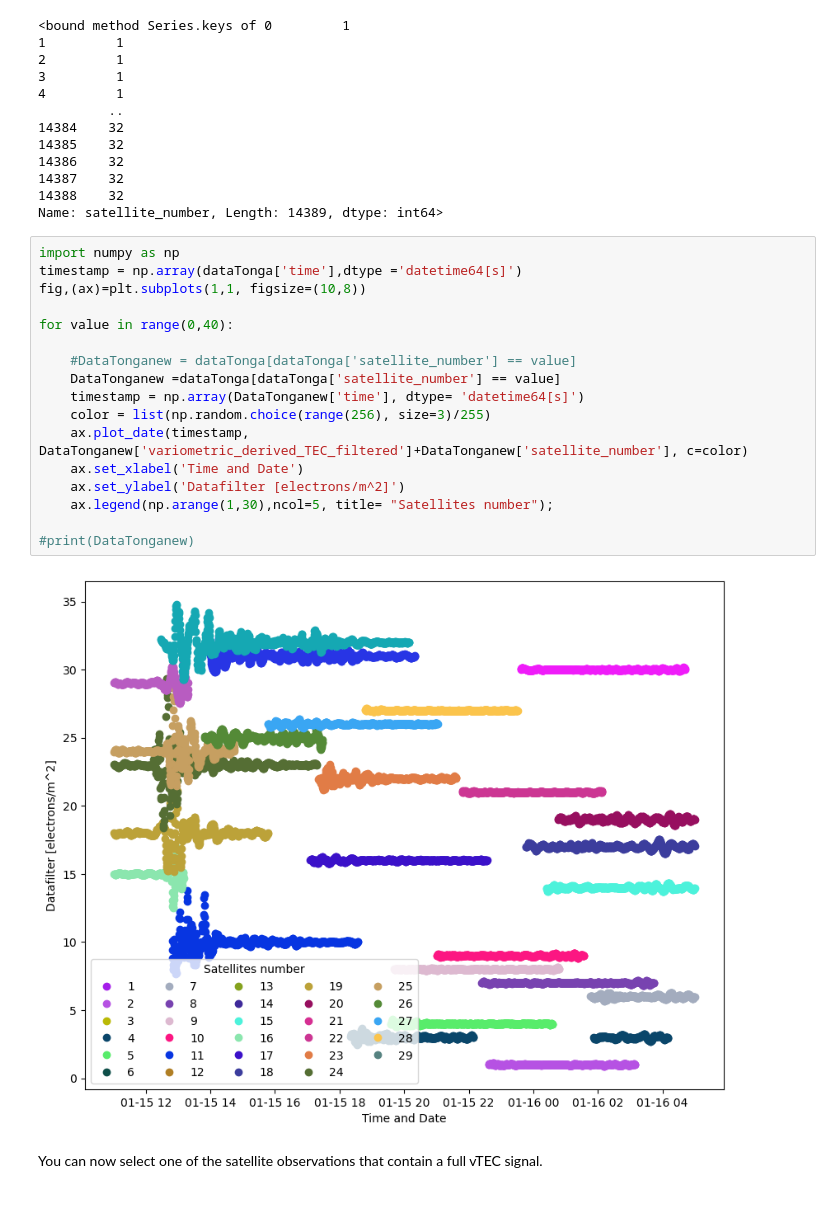
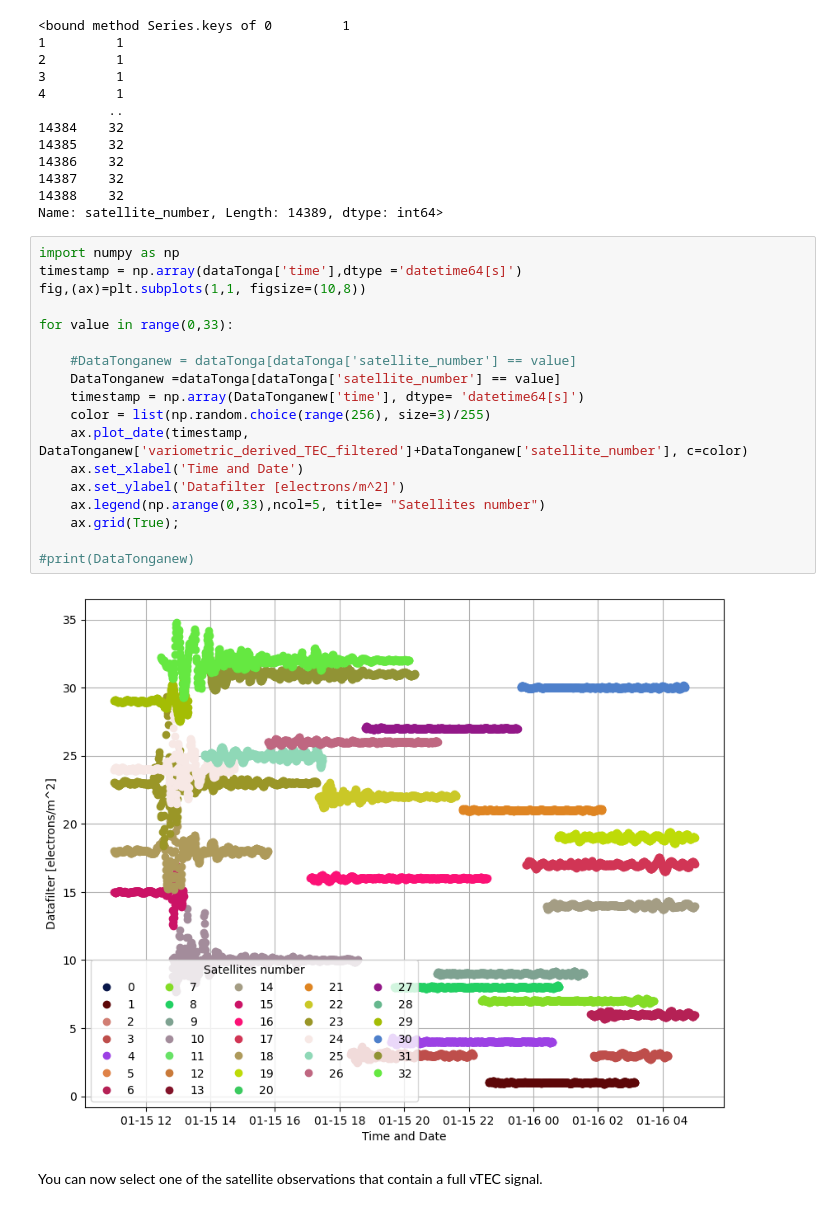
Before and after one commit to UW-ESS-DS/MLGeo2022_velgueta, a Jupyter notebook: Homeworks3_4/homework_4.ipynb, the cells around one changed output. Drawn from its saved outputs; the diff is of its cells as text.

```diff
--- a/Homeworks3_4/homework_4.ipynb
+++ b/Homeworks3_4/homework_4.ipynb
@@ -376,22 +376,23 @@ Name: satellite_number, Length: 14389, dtype: int64>
 # %%
 import numpy as np
 timestamp = np.array(dataTonga['time'],dtype ='datetime64[s]')
 fig,(ax)=plt.subplots(1,1, figsize=(10,8))
 
-for value in range(0,40):
+for value in range(0,33):
 
     #DataTonganew = dataTonga[dataTonga['satellite_number'] == value]
     DataTonganew =dataTonga[dataTonga['satellite_number'] == value]
     timestamp = np.array(DataTonganew['time'], dtype= 'datetime64[s]')
     color = list(np.random.choice(range(256), size=3)/255)
     ax.plot_date(timestamp, DataTonganew['variometric_derived_TEC_filtered']+DataTonganew['satellite_number'], c=color)
     ax.set_xlabel('Time and Date')
     ax.set_ylabel('Datafilter [electrons/m^2]')
-    ax.legend(np.arange(1,30),ncol=5, title= "Satellites number");
+    ax.legend(np.arange(0,33),ncol=5, title= "Satellites number")
+    ax.grid(True);
 
 #print(DataTonganew)
 # %% [output]
-[figure, old version]
+[figure, new version]
 # %% [markdown]
 You can now select one of the satellite observations that contain a full vTEC signal.
 # %% [markdown]
```
Also changed, not shown: parts of 7 cells of this notebook.
